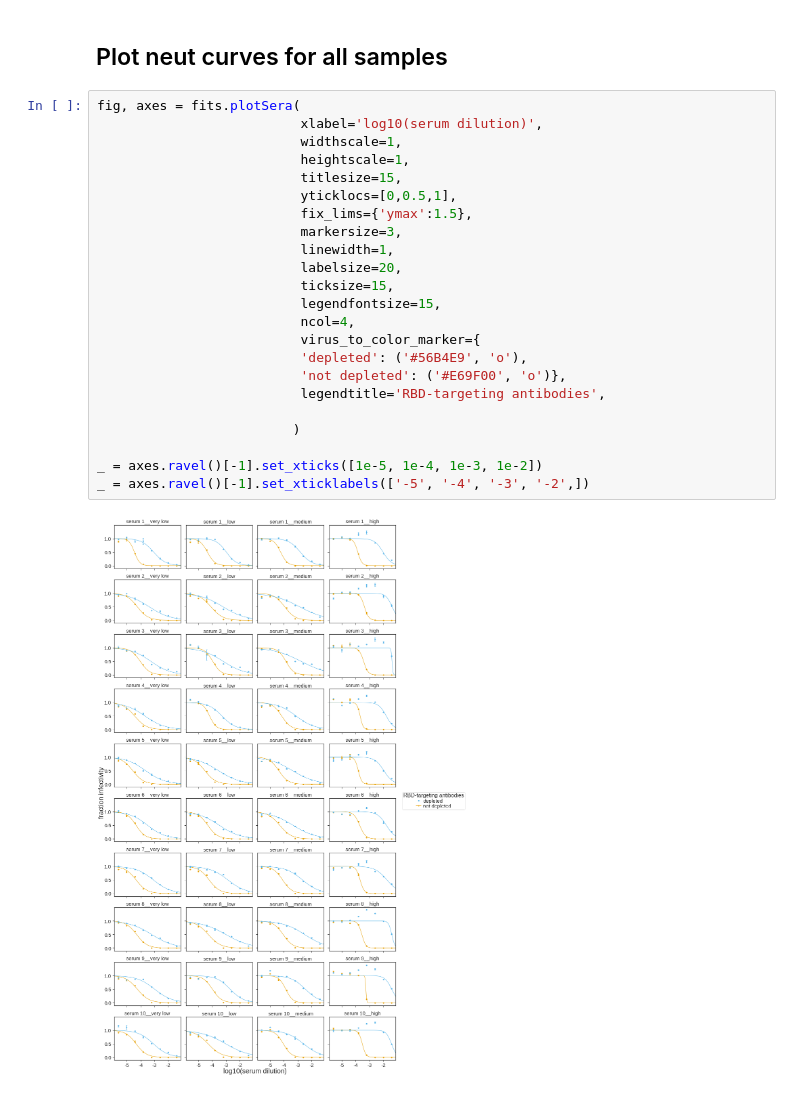
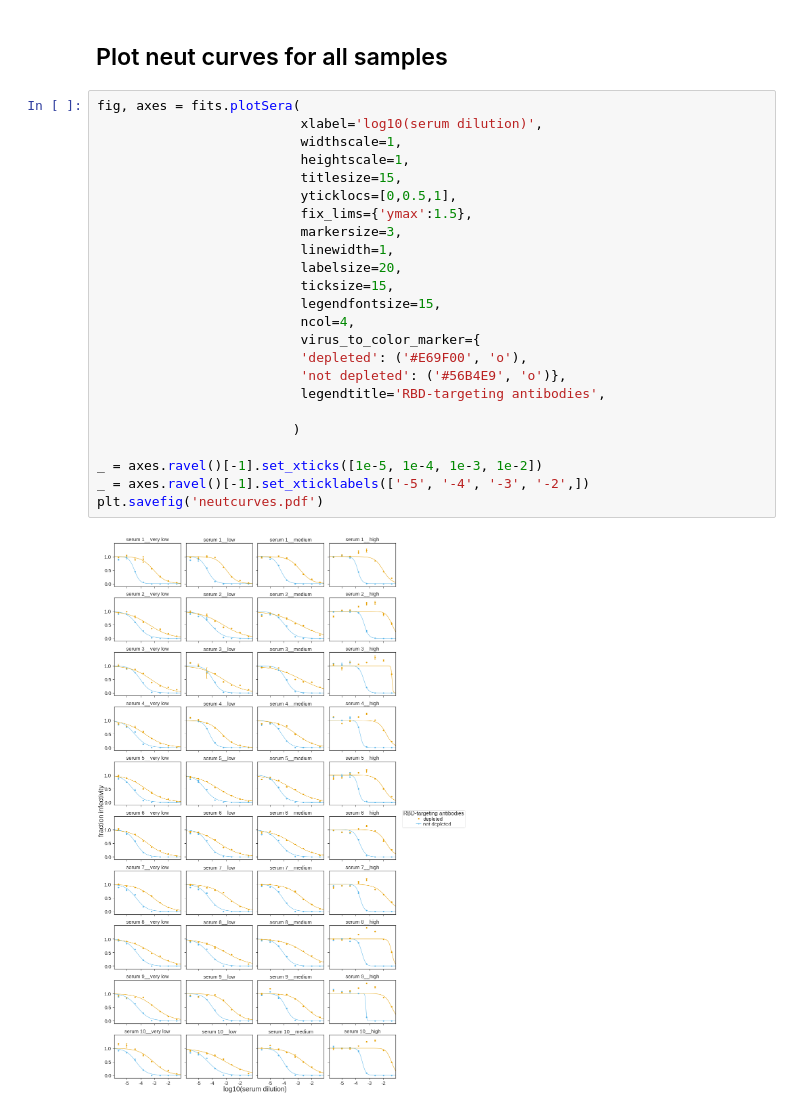
Before and after one commit to jbloomlab/Ace2_expression_neuts, a Jupyter notebook: virus_neutralization.ipynb, the cells around one changed output. Cells and saved outputs as stored; diff of their text form.

```diff
--- a/virus_neutralization.ipynb
+++ b/virus_neutralization.ipynb
@@ -255,25 +255,26 @@ _= RBD_percentage.draw()
 # %%
 fig, axes = fits.plotSera(
                           xlabel='log10(serum dilution)',
                           widthscale=1,
                           heightscale=1,
                           titlesize=15,
                           yticklocs=[0,0.5,1],
                           fix_lims={'ymax':1.5},
                           markersize=3,
                           linewidth=1,
                           labelsize=20,
                           ticksize=15,
                           legendfontsize=15,
                           ncol=4,
                           virus_to_color_marker={
-                          'depleted': ('#56B4E9', 'o'),
-                          'not depleted': ('#E69F00', 'o')},
+                          'depleted': ('#E69F00', 'o'),
+                          'not depleted': ('#56B4E9', 'o')},
                           legendtitle='RBD-targeting antibodies',
 
                          )
 
 _ = axes.ravel()[-1].set_xticks([1e-5, 1e-4, 1e-3, 1e-2])
 _ = axes.ravel()[-1].set_xticklabels(['-5', '-4', '-3', '-2',])
+plt.savefig('neutcurves.pdf')
 # %% [output]
-[figure, old version]
+[figure, new version]
```
Also changed, not shown: 4 other files.
